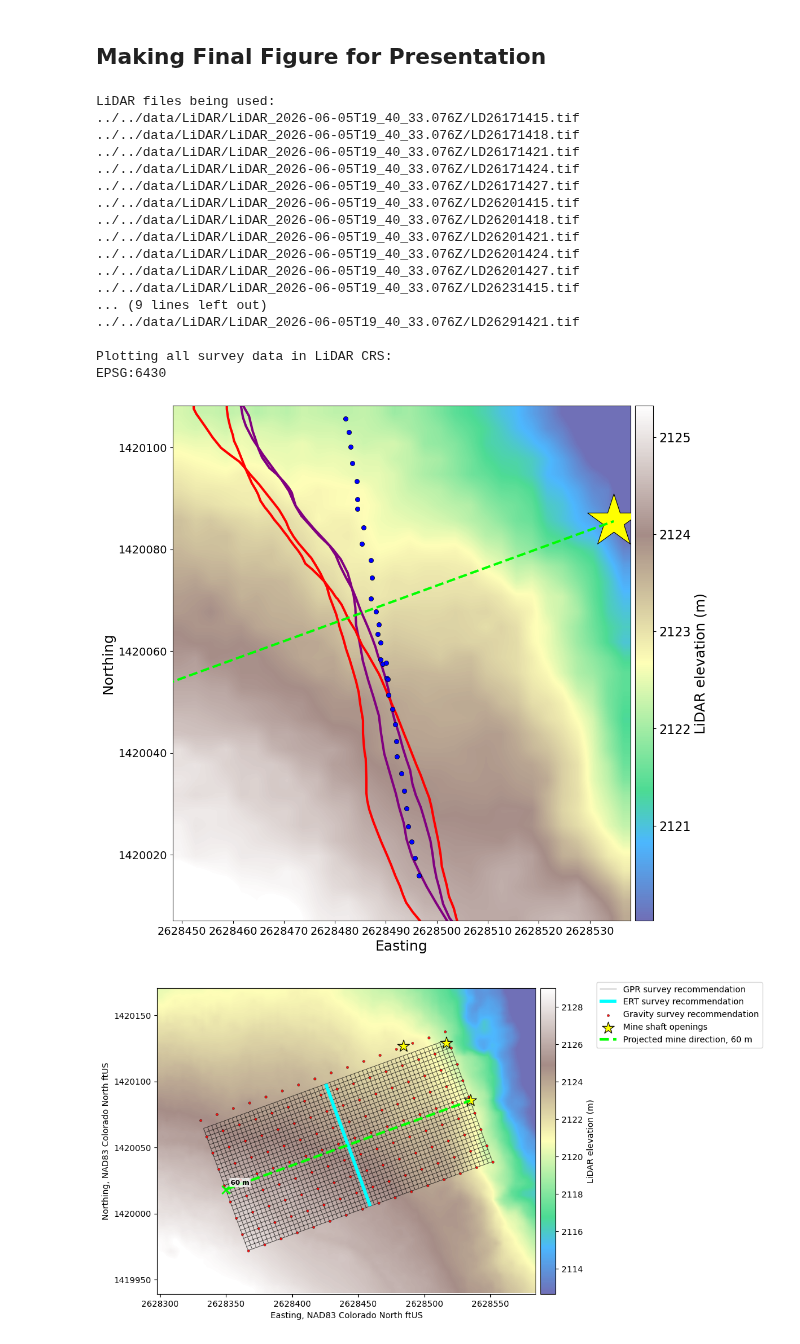
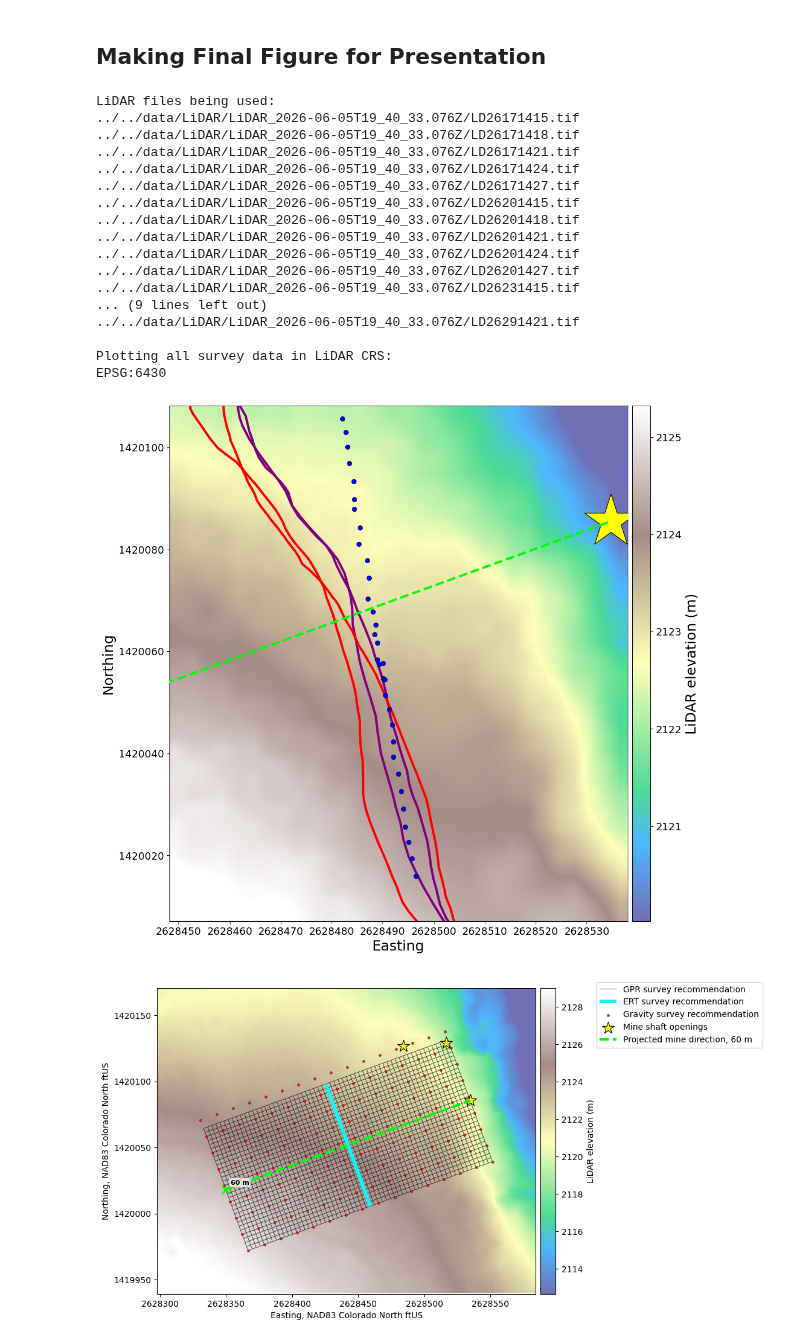
Before and after one commit to tessamurphy16/Geophysical-Characterization-of-the-Historic-Onyx-Mine-in-Steamboat-Springs-CO.-, a Jupyter notebook: notebooks/WORKING ipynb files/survey_map_lidar_elevation.ipynb, the cells around one changed output. Saved outputs shown, nothing was run; the diff lists cells and outputs as text; code cells hidden in the pictures.

Commit message:
updating map figures

```diff
--- a/notebooks/WORKING ipynb files/survey_map_lidar_elevation.ipynb
+++ b/notebooks/WORKING ipynb files/survey_map_lidar_elevation.ipynb
@@ -2391,7 +2391,7 @@ ax.set_ylabel("Northing", fontsize=18)
 ax.tick_params(
     axis="both",
     which="major",
-    labelsize=14
+    labelsize=13
 )
 
 cbar_elev.set_label(
@@ -2400,7 +2400,7 @@ cbar_elev.set_label(
 )
 
 cbar_elev.ax.tick_params(
-    labelsize=16
+    labelsize=13
 )
 
 ax.ticklabel_format(style="plain", axis="both", useOffset=False)
@@ -2413,34 +2413,34 @@ plt.xticks(rotation=45)
 
 plt.subplots_adjust(
     left=0.10,
     right=0.88,
     bottom=0.12,
     top=0.95
 )
 
 # Optional save
 plt.savefig("../../figures/Final_figures/onyx_mine_lidar_basemap_no_labels_no_legend.png", dpi=300, bbox_inches="tight")
 
 plt.show()
 # %% [output]
 LiDAR files being used:
 ../../data/LiDAR/LiDAR_2026-06-05T19_40_33.076Z/LD26171415.tif
 ../../data/LiDAR/LiDAR_2026-06-05T19_40_33.076Z/LD26171418.tif
 ../../data/LiDAR/LiDAR_2026-06-05T19_40_33.076Z/LD26171421.tif
 ../../data/LiDAR/LiDAR_2026-06-05T19_40_33.076Z/LD26171424.tif
 ../../data/LiDAR/LiDAR_2026-06-05T19_40_33.076Z/LD26171427.tif
 ../../data/LiDAR/LiDAR_2026-06-05T19_40_33.076Z/LD26201415.tif
 ../../data/LiDAR/LiDAR_2026-06-05T19_40_33.076Z/LD26201418.tif
 ../../data/LiDAR/LiDAR_2026-06-05T19_40_33.076Z/LD26201421.tif
 ../../data/LiDAR/LiDAR_2026-06-05T19_40_33.076Z/LD26201424.tif
 ../../data/LiDAR/LiDAR_2026-06-05T19_40_33.076Z/LD26201427.tif
 ../../data/LiDAR/LiDAR_2026-06-05T19_40_33.076Z/LD26231415.tif
 ... (9 lines left out)
 ../../data/LiDAR/LiDAR_2026-06-05T19_40_33.076Z/LD26291421.tif
 
 Plotting all survey data in LiDAR CRS:
 EPSG:6430
-[figure, old version]
+[figure, new version]
 # %%
 # ============================================================
 # Future 60 m x 30 m survey grid recommendation map
```
Also changed, not shown: parts of 2 cells of this notebook, 2 other files.
